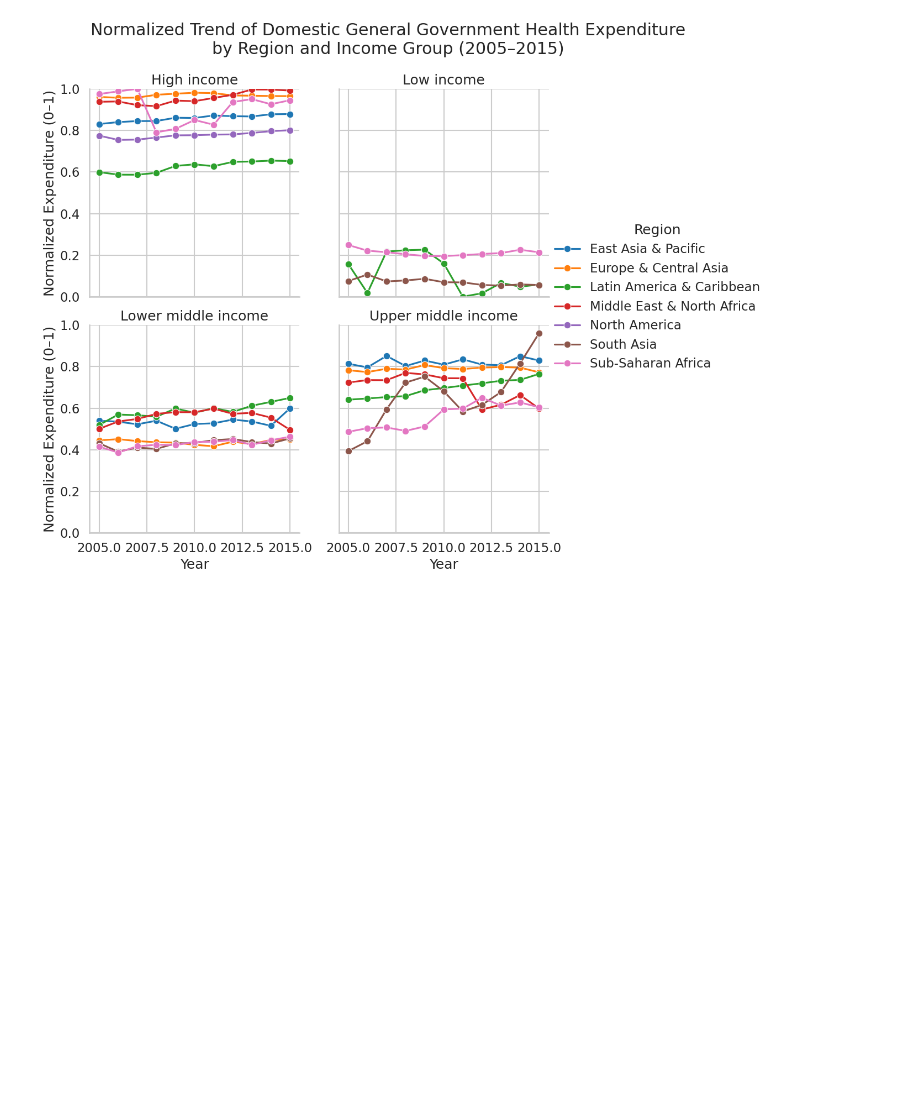
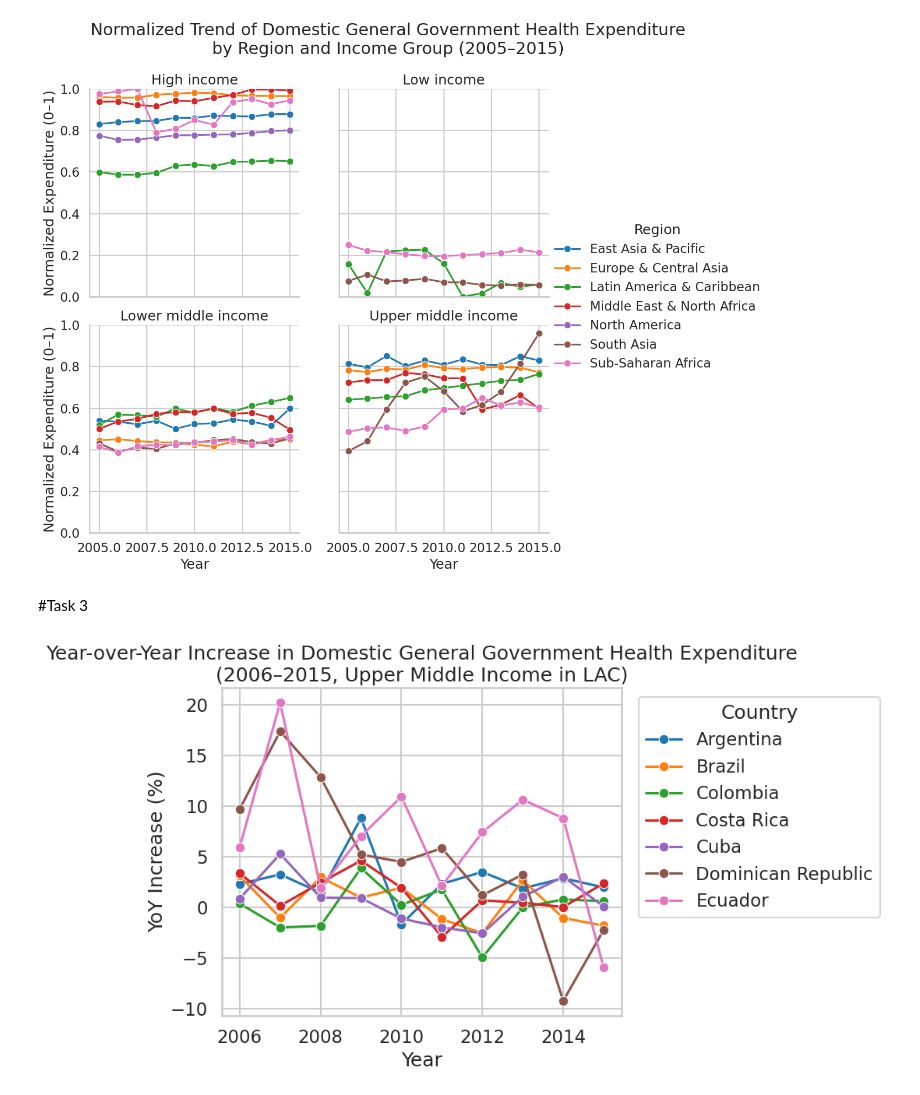
Before and after one commit to Kathy42xu/UNdata_analysis, a Jupyter notebook: Task1_and_2.ipynb, the cells around one changed output. Saved outputs shown, nothing was run; the diff lists cells and outputs as text; code cells hidden in the pictures; blank space fills up the shorter version.

```diff
--- a/Task1_and_2.ipynb
+++ b/Task1_and_2.ipynb
@@ -206,3 +206,66 @@ g.fig.suptitle("Normalized Trend of Domestic General Government Health Expenditu
 plt.show()
 # %% [output]
 [figure]
+# %% [markdown]
+#Task 3
+# %%
+import pandas as pd
+import seaborn as sns
+import matplotlib.pyplot as plt
+
+data = {
+    "Country": [
+        "Argentina",
+        "Brazil",
+        "Colombia",
+        "Costa Rica",
+        "Cuba",
+        "Dominican Republic",
+        "Ecuador"
+    ],
+    "2006": [2.30, 3.11, 0.37, 3.37, 0.86, 9.70, 5.95],
+    "2007": [3.25, -1.03, -1.99, 0.15, 5.27, 17.38, 20.20],
+    "2008": [1.45, 2.96, -1.83, 2.43, 0.96, 12.85, 1.90],
+    "2009": [8.82, 0.96, 3.88, 4.61, 0.91, 5.21, 7.03],
+    "2010": [-1.68, 1.94, 0.24, 1.93, -1.11, 4.48, 10.93],
+    "2011": [2.32, -1.16, 1.76, -2.93, -1.97, 5.84, 2.11],
+    "2012": [3.49, -2.56, -4.95, 0.69, -2.57, 1.19, 7.42],
+    "2013": [1.87, 2.67, -0.01, 0.45, 1.04, 3.24, 10.63],
+    "2014": [2.87, -1.05, 0.78, 0.03, 3.02, -9.23, 8.80],
+    "2015": [1.97, -1.81, 0.61, 2.37, 0.09, -2.24, -5.93]
+}
+
+
+df = pd.DataFrame(data)
+
+# 3) Transform (melt) from wide to long format
+df_melted = df.melt(
+    id_vars="Country",
+    var_name="Year",
+    value_name="YoY_Increase"
+)
+
+# Convert Year to integer
+df_melted["Year"] = df_melted["Year"].astype(int)
+
+
+sns.set_style("whitegrid")
+plt.figure(figsize=(10, 6))
+
+sns.lineplot(
+    data=df_melted,
+    x="Year",
+    y="YoY_Increase",
+    hue="Country",
+    marker="o"
+)
+
+plt.title("Year-over-Year Increase in Domestic General Government Health Expenditure\n(2006–2015, Upper Middle Income in LAC)")
+plt.xlabel("Year")
+plt.ylabel("YoY Increase (%)")
+
+plt.legend(title="Country", bbox_to_anchor=(1.02, 1), loc=2)
+plt.tight_layout()
+plt.show()
+# %% [output]
+[figure, added]
```
